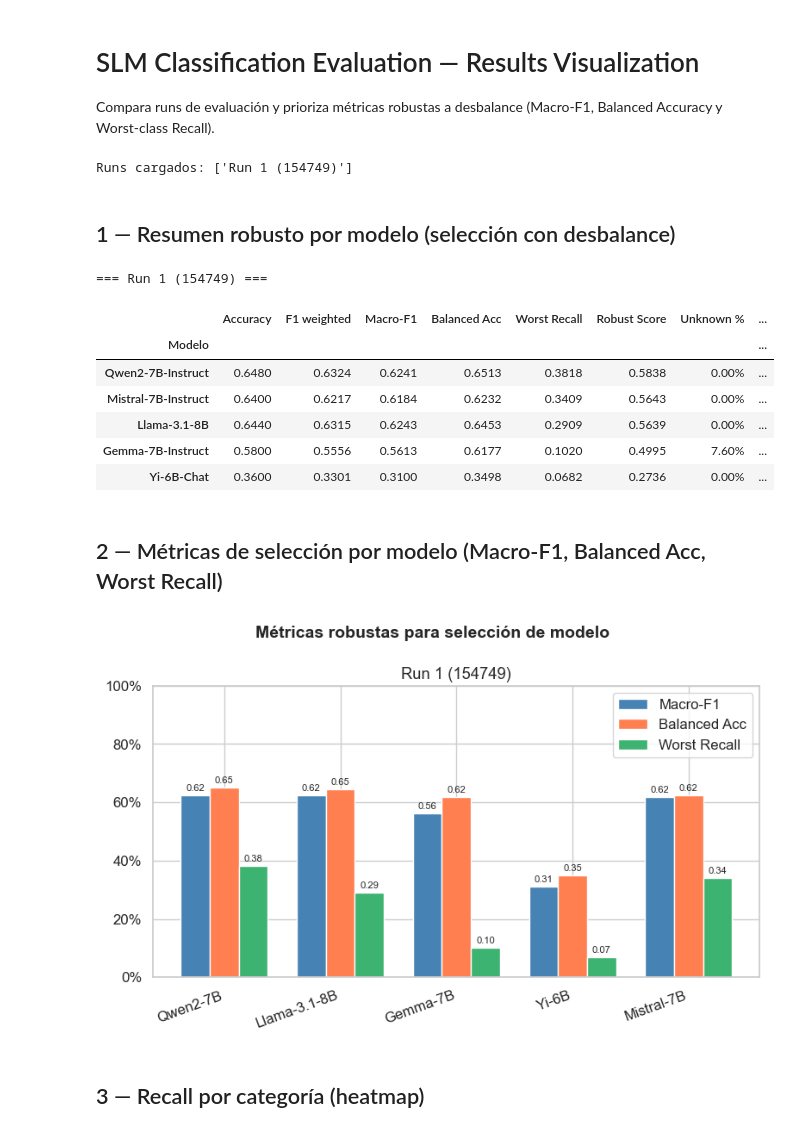
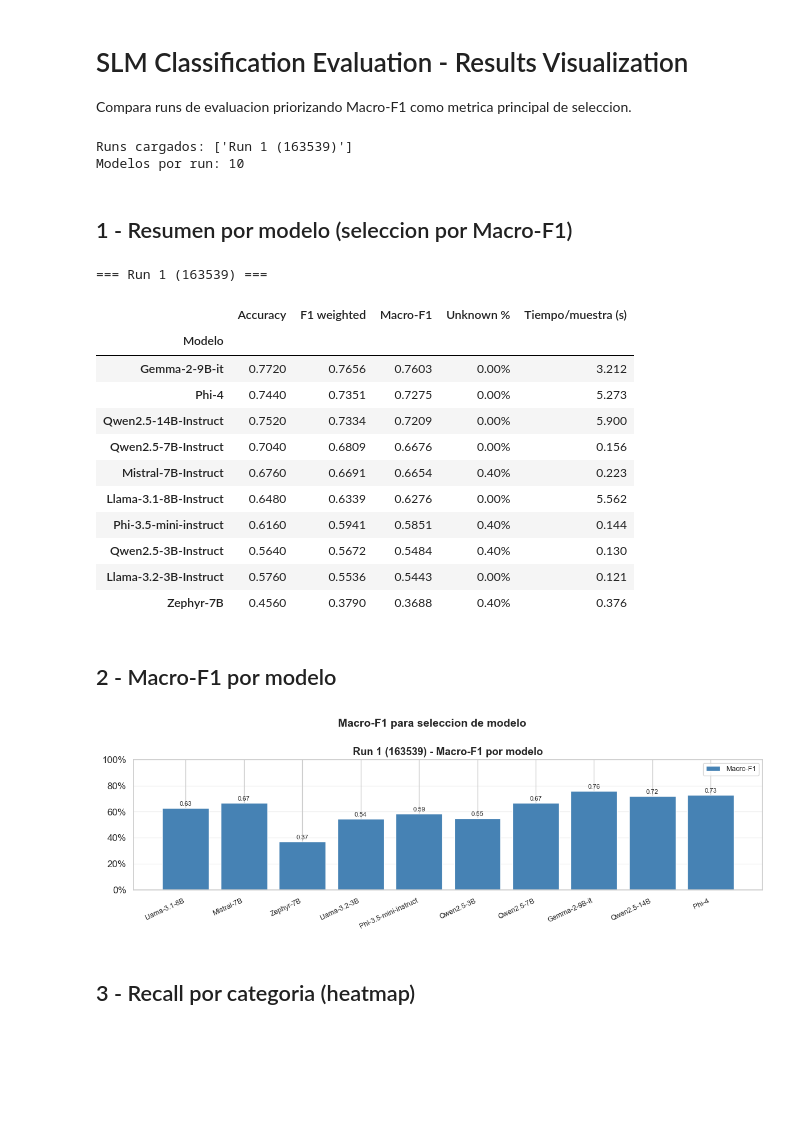
Before and after one commit to crisbol123/Agent, a Jupyter notebook: clasificacion/visualize_results.ipynb, the cells around one changed output. Drawn from its saved outputs; the diff is of its cells as text; code cells hidden in the pictures; blank space fills up the shorter version.

Commit message:
nuevos results

```diff
--- a/clasificacion/visualize_results.ipynb
+++ b/clasificacion/visualize_results.ipynb
@@ -1,6 +1,6 @@
 # %% [markdown]
-# SLM Classification Evaluation — Results Visualization
-Compara runs de evaluación y prioriza métricas robustas a desbalance (Macro-F1, Balanced Accuracy y Worst-class Recall).
+# SLM Classification Evaluation - Results Visualization
+Compara runs de evaluacion priorizando Macro-F1 como metrica principal de seleccion.
 # %%
 import json
 from pathlib import Path
@@ -13,12 +13,12 @@ import seaborn as sns
 
 sns.set_theme(style='whitegrid', palette='muted', font_scale=1.1)
 
-# Carga automática de resultados disponibles
-result_files = sorted(Path('.').glob('classification_results_*.json'))
+# Carga automatica de resultados disponibles
+result_files = sorted(Path('.').glob('classification_results_20260321_163539.json'))
 if not result_files:
     raise FileNotFoundError('No se encontraron archivos classification_results_*.json en este directorio.')
 
-# Para comparar visualmente, usa los 2 más recientes; si solo hay uno, usa uno
+# Para comparar visualmente, usa los 2 mas recientes; si solo hay uno, usa uno
 selected = result_files[-2:] if len(result_files) >= 2 else result_files
 FILES = {f'Run {i+1} ({p.stem.split("_")[-1]})': str(p) for i, p in enumerate(selected)}
 
@@ -30,9 +30,10 @@ for label, path in FILES.items():
 print('Runs cargados:', list(runs.keys()))
 print(f'Modelos por run: {len(runs[list(runs.keys())[0]]["results"])}')
 # %% [output]
-Runs cargados: ['Run 1 (154749)']
+Runs cargados: ['Run 1 (163539)']
+Modelos por run: 10
 # %% [markdown]
-## 1 — Resumen robusto por modelo (selección con desbalance)
+## 1 - Resumen por modelo (seleccion por Macro-F1)
 # %%
 for run_label, data in runs.items():
     rows = []
@@ -42,14 +43,11 @@ for run_label, data in runs.items():
             'Accuracy': r.get('accuracy', 0.0),
             'F1 weighted': r.get('f1_score', 0.0),
             'Macro-F1': r.get('macro_f1', r.get('f1_score', 0.0)),
-            'Balanced Acc': r.get('balanced_accuracy', r.get('recall', 0.0)),
-            'Worst Recall': r.get('worst_class_recall', 0.0),
-            'Robust Score': r.get('robust_score', 0.0),
             'Unknown %': 100 * r.get('unknown_rate', 0.0),
             'Tiempo/muestra (s)': r['avg_time_per_sample'],
         })
 
-    df = pd.DataFrame(rows).sort_values('Robust Score', ascending=False).set_index('Modelo')
+    df = pd.DataFrame(rows).sort_values('Macro-F1', ascending=False).set_index('Modelo')
     print(f'\n=== {run_label} ===')
     display(
         df.style
@@ -57,63 +55,59 @@ for run_label, data in runs.items():
               'Accuracy': '{:.4f}',
               'F1 weighted': '{:.4f}',
               'Macro-F1': '{:.4f}',
-              'Balanced Acc': '{:.4f}',
-              'Worst Recall': '{:.4f}',
-              'Robust Score': '{:.4f}',
               'Unknown %': '{:.2f}%',
               'Tiempo/muestra (s)': '{:.3f}'
           })
-          .background_gradient(cmap='YlGn', subset=['Macro-F1', 'Balanced Acc', 'Worst Recall', 'Robust Score'])
+          .background_gradient(cmap='YlGn', subset=['Macro-F1'])
     )
 # %% [output]
-=== Run 1 (154749) ===
+=== Run 1 (163539) ===
-|  | Accuracy | F1 weighted | Macro-F1 | Balanced Acc | Worst Recall | Robust Score | Unknown % | ... |
-| Modelo |  |  |  |  |  |  |  | ... |
-| Qwen2-7B-Instruct | 0.6480 | 0.6324 | 0.6241 | 0.6513 | 0.3818 | 0.5838 | 0.00% | ... |
-| Mistral-7B-Instruct | 0.6400 | 0.6217 | 0.6184 | 0.6232 | 0.3409 | 0.5643 | 0.00% | ... |
-| Llama-3.1-8B | 0.6440 | 0.6315 | 0.6243 | 0.6453 | 0.2909 | 0.5639 | 0.00% | ... |
-| Gemma-7B-Instruct | 0.5800 | 0.5556 | 0.5613 | 0.6177 | 0.1020 | 0.4995 | 7.60% | ... |
-| Yi-6B-Chat | 0.3600 | 0.3301 | 0.3100 | 0.3498 | 0.0682 | 0.2736 | 0.00% | ... |
+|  | Accuracy | F1 weighted | Macro-F1 | Unknown % | Tiempo/muestra (s) |
+| Modelo |  |  |  |  |  |
+| Gemma-2-9B-it | 0.7720 | 0.7656 | 0.7603 | 0.00% | 3.212 |
+| Phi-4 | 0.7440 | 0.7351 | 0.7275 | 0.00% | 5.273 |
+| Qwen2.5-14B-Instruct | 0.7520 | 0.7334 | 0.7209 | 0.00% | 5.900 |
+| Qwen2.5-7B-Instruct | 0.7040 | 0.6809 | 0.6676 | 0.00% | 0.156 |
+| Mistral-7B-Instruct | 0.6760 | 0.6691 | 0.6654 | 0.40% | 0.223 |
+| Llama-3.1-8B-Instruct | 0.6480 | 0.6339 | 0.6276 | 0.00% | 5.562 |
+| Phi-3.5-mini-instruct | 0.6160 | 0.5941 | 0.5851 | 0.40% | 0.144 |
+| Qwen2.5-3B-Instruct | 0.5640 | 0.5672 | 0.5484 | 0.40% | 0.130 |
+| Llama-3.2-3B-Instruct | 0.5760 | 0.5536 | 0.5443 | 0.00% | 0.121 |
+| Zephyr-7B | 0.4560 | 0.3790 | 0.3688 | 0.40% | 0.376 |
 # %% [markdown]
-## 2 — Métricas de selección por modelo (Macro-F1, Balanced Acc, Worst Recall)
+## 2 - Macro-F1 por modelo
 # %%
 fig, axes = plt.subplots(len(runs), 1, figsize=(12, 4 * len(runs)), sharex=False, sharey=False)
 if len(runs) == 1:
     axes = [axes]
 
 for ax, (run_label, data) in zip(axes, runs.items()):
     models = [r['model_name'].replace('-Instruct', '').replace('-Chat', '') for r in data['results']]
     macro_f1 = [r.get('macro_f1', r.get('f1_score', 0.0)) for r in data['results']]
-    bal_acc = [r.get('balanced_accuracy', r.get('recall', 0.0)) for r in data['results']]
-    worst_rec = [r.get('worst_class_recall', 0.0) for r in data['results']]
 
     x = np.arange(len(models))
-    w = 0.25
-    bars_mf1 = ax.bar(x - w, macro_f1, w, label='Macro-F1', color='steelblue')
-    bars_bal = ax.bar(x, bal_acc, w, label='Balanced Acc', color='coral')
-    bars_wst = ax.bar(x + w, worst_rec, w, label='Worst Recall', color='mediumseagreen')
+    bars_mf1 = ax.bar(x, macro_f1, label='Macro-F1', color='steelblue')
 
-    for bars in [bars_mf1, bars_bal, bars_wst]:
-        for bar in bars:
-            ax.text(bar.get_x() + bar.get_width()/2, bar.get_height() + 0.01,
-                    f'{bar.get_height():.2f}', ha='center', va='bottom', fontsize=8)
+    for bar in bars_mf1:
+        ax.text(bar.get_x() + bar.get_width()/2, bar.get_height() + 0.01,
+                f'{bar.get_height():.2f}', ha='center', va='bottom', fontsize=8)
 
-    ax.set_title(f'{run_label} — Métricas robustas por modelo', fontweight='bold')
+    ax.set_title(f'{run_label} - Macro-F1 por modelo', fontweight='bold')
     ax.set_xticks(x)
     ax.set_xticklabels(models, rotation=25, ha='right', fontsize=9)
     ax.set_ylim(0, 1.0)
     ax.yaxis.set_major_formatter(mticker.PercentFormatter(xmax=1))
     ax.legend(loc='upper right', fontsize=9)
     ax.grid(axis='y', alpha=0.3)
 
-fig.suptitle('Métricas robustas para selección de modelo', fontsize=14, fontweight='bold')
+fig.suptitle('Macro-F1 para seleccion de modelo', fontsize=14, fontweight='bold')
 plt.tight_layout()
-plt.savefig('plot_robust_metrics_by_model.png', dpi=150, bbox_inches='tight')
+plt.savefig('plot_macro_f1_by_model.png', dpi=150, bbox_inches='tight')
 plt.show()
 # %% [output]
-[figure, old version]
+[figure, new version]
 # %% [markdown]
-## 3 — Recall por categoría (heatmap)
+## 3 - Recall por categoria (heatmap)
 # %%
 import re
 
```
Also changed, not shown: parts of 7 cells of this notebook, 7 other files.
